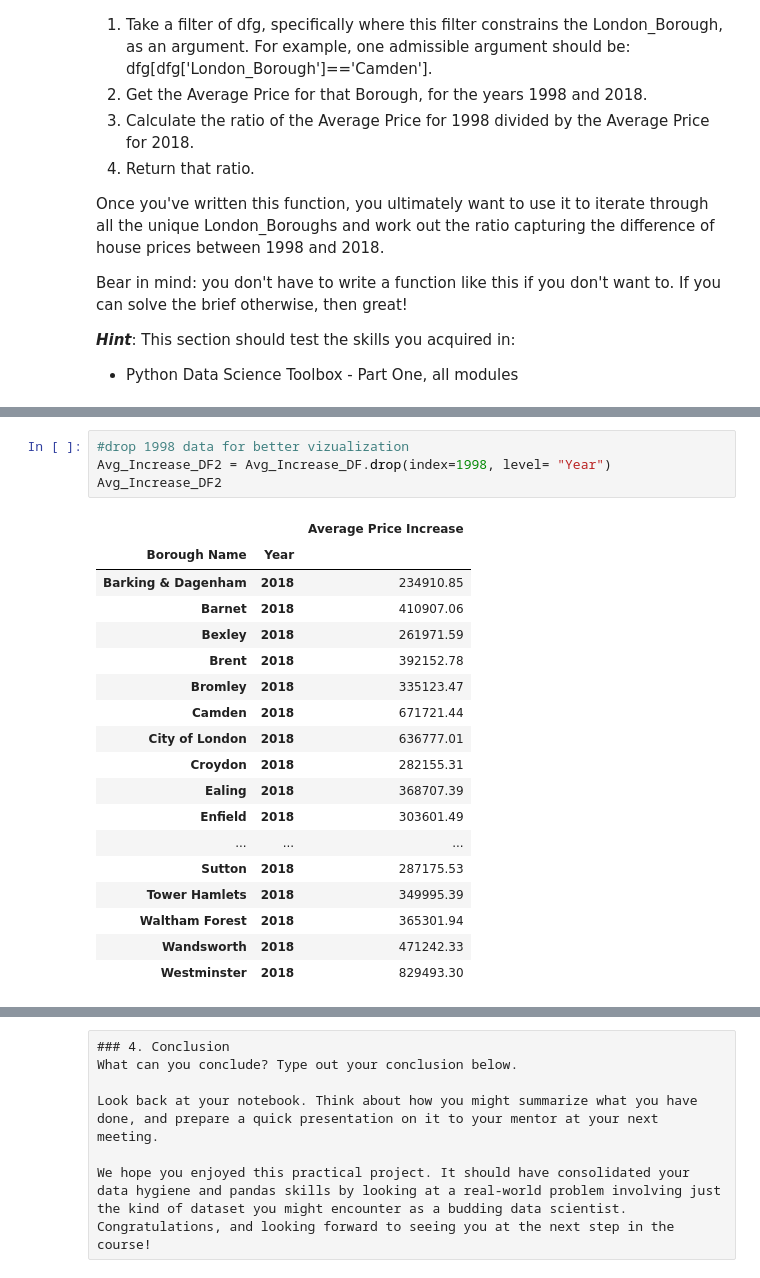
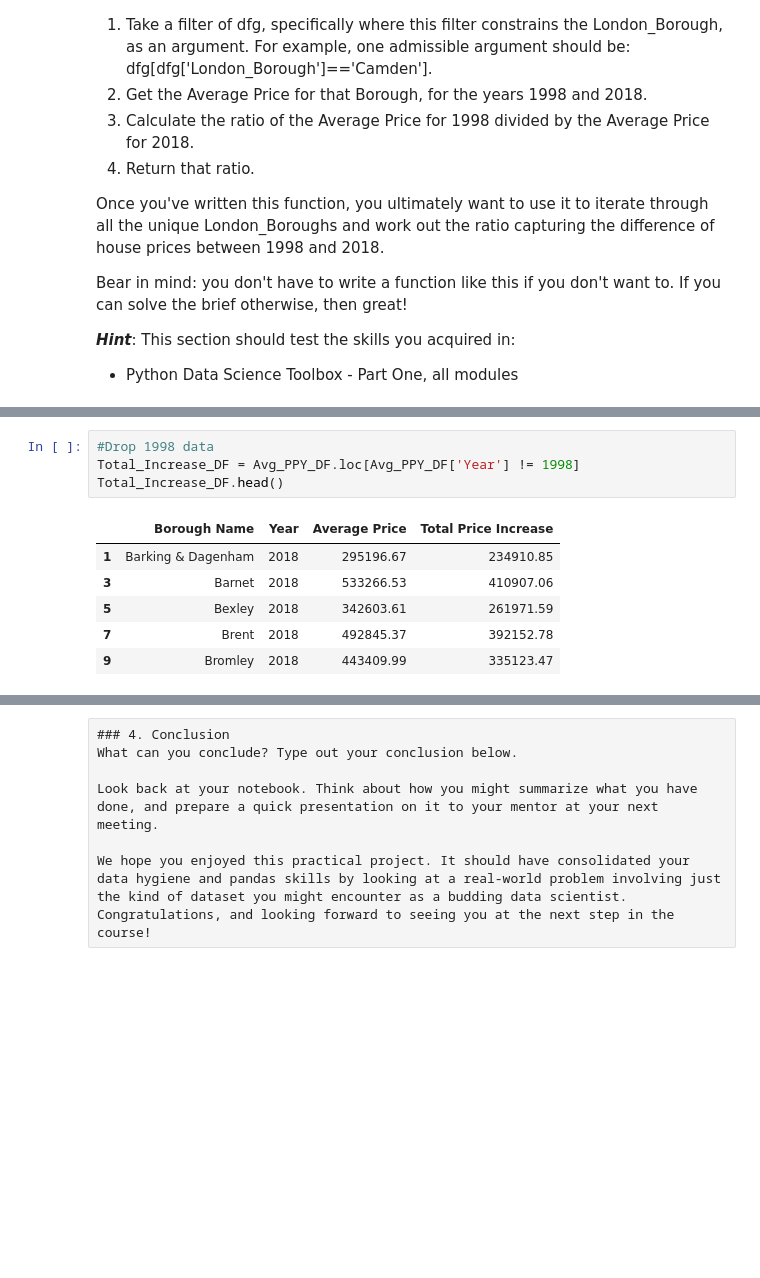
Before and after one commit to Vince-VC/Springboard, a Jupyter notebook: Case Study - London Housing- Tier 3.ipynb, the cells around one changed output, grey strips where cells are left out. Cells and saved outputs as stored; diff of their text form; blank space fills up the shorter version.

```diff
--- a/Case Study - London Housing- Tier 3.ipynb
+++ b/Case Study - London Housing- Tier 3.ipynb
@@ -386,24 +359,12 @@ Avg_Increase_DF
-# %%
-#drop 1998 data for better vizualization
-Avg_Increase_DF2 = Avg_Increase_DF.drop(index=1998, level= "Year")
-Avg_Increase_DF2
-# %% [output]
-|  |  | Average Price Increase |
-| Borough Name | Year |  |
-| Barking & Dagenham | 2018 | 234910.85 |
-| Barnet | 2018 | 410907.06 |
-| Bexley | 2018 | 261971.59 |
-| Brent | 2018 | 392152.78 |
-| Bromley | 2018 | 335123.47 |
-| Camden | 2018 | 671721.44 |
-| City of London | 2018 | 636777.01 |
-| Croydon | 2018 | 282155.31 |
-| Ealing | 2018 | 368707.39 |
-| Enfield | 2018 | 303601.49 |
-| ... | ... | ... |
-| Sutton | 2018 | 287175.53 |
-| Tower Hamlets | 2018 | 349995.39 |
-| Waltham Forest | 2018 | 365301.94 |
-| Wandsworth | 2018 | 471242.33 |
-| Westminster | 2018 | 829493.30 |
+# %%
+#Drop 1998 data
+Total_Increase_DF = Avg_PPY_DF.loc[Avg_PPY_DF['Year'] != 1998]
+Total_Increase_DF.head()
+# %% [output]
+|  | Borough Name | Year | Average Price | Total Price Increase |
+| 1 | Barking & Dagenham | 2018 | 295196.67 | 234910.85 |
+| 3 | Barnet | 2018 | 533266.53 | 410907.06 |
+| 5 | Bexley | 2018 | 342603.61 | 261971.59 |
+| 7 | Brent | 2018 | 492845.37 | 392152.78 |
+| 9 | Bromley | 2018 | 443409.99 | 335123.47 |
 # %%
```
Also changed, not shown: parts of 8 cells of this notebook.
